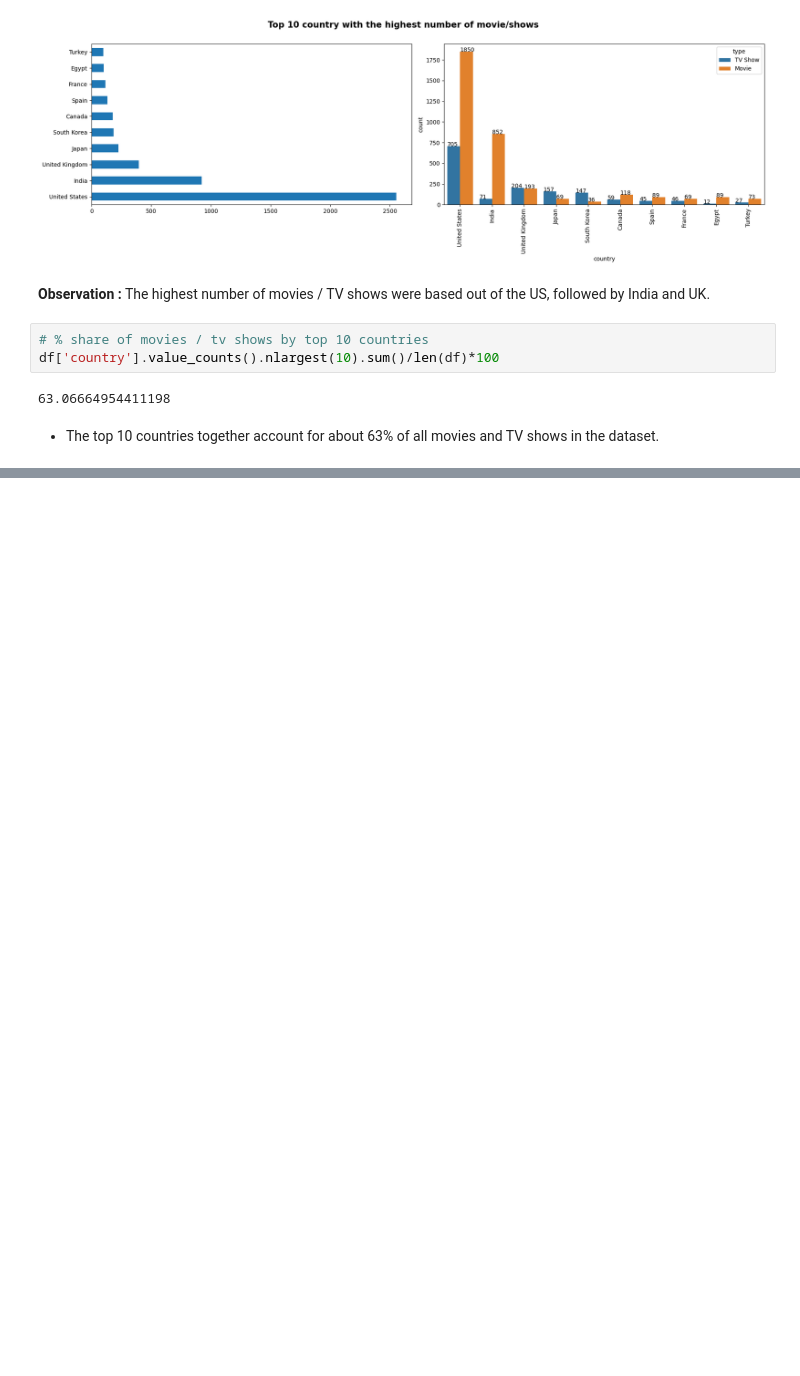
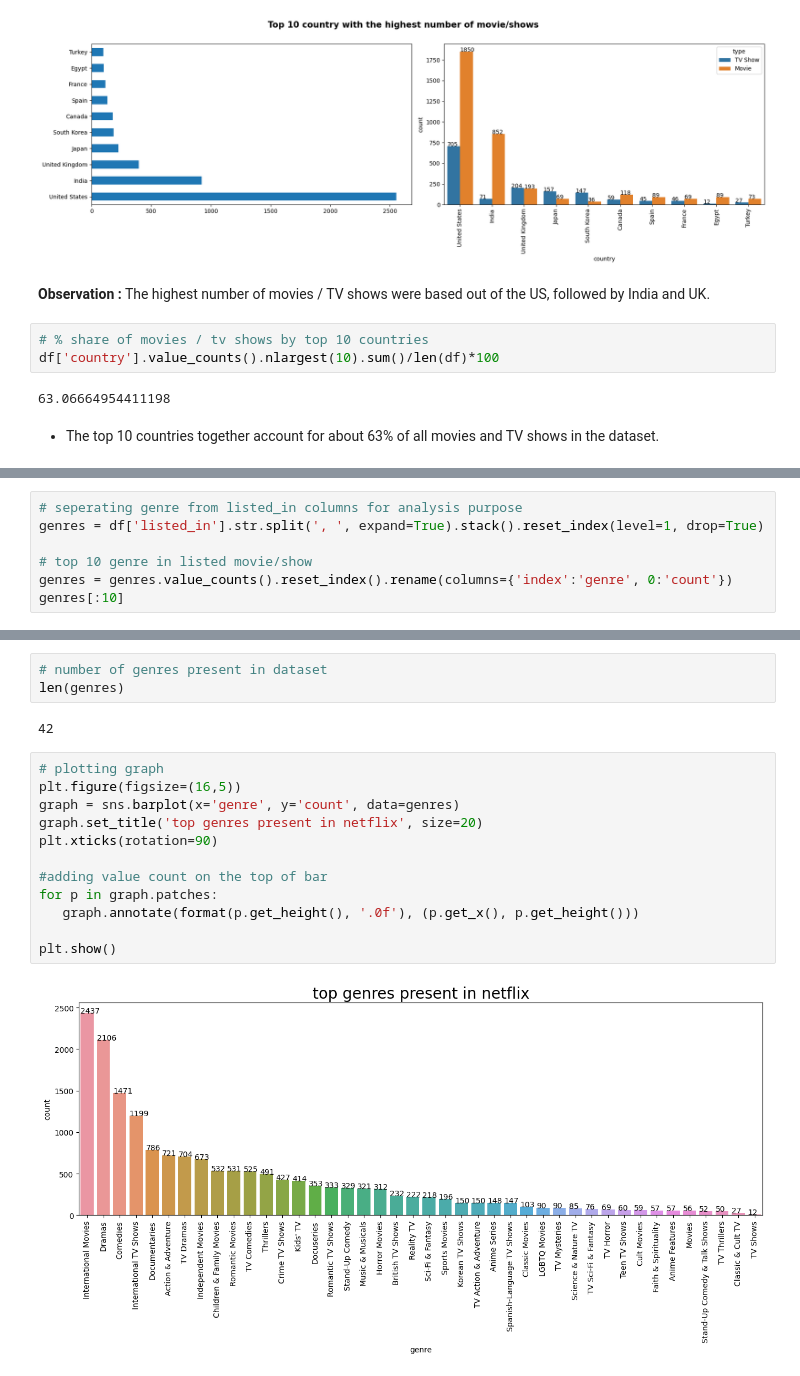
Before and after one commit to atulchune/Netflix_Movie_and_TV_Shows_Clustering, a Jupyter notebook: Netflix_Movie_and_TV_Shows_Clustering.ipynb, the cells around one changed output, grey strips where cells are left out. Cells and saved outputs as stored; diff of their text form; blank space fills up the shorter version.

```diff
--- a/Netflix_Movie_and_TV_Shows_Clustering.ipynb
+++ b/Netflix_Movie_and_TV_Shows_Clustering.ipynb
@@ -471,0 +537,7 @@ df['country'].value_counts().nlargest(10).sum()/len(df)*100
+# %%
+# seperating genre from listed_in columns for analysis purpose
+genres = df['listed_in'].str.split(', ', expand=True).stack().reset_index(level=1, drop=True)
+
+# top 10 genre in listed movie/show
+genres = genres.value_counts().reset_index().rename(columns={'index':'genre', 0:'count'})
+genres[:10]
@@ -471,0 +556,19 @@ df['country'].value_counts().nlargest(10).sum()/len(df)*100
+# %%
+# number of genres present in dataset
+len(genres)
+# %% [output]
+42
+# %%
+# plotting graph
+plt.figure(figsize=(16,5))
+graph = sns.barplot(x='genre', y='count', data=genres)
+graph.set_title('top genres present in netflix', size=20)
+plt.xticks(rotation=90)
+
+#adding value count on the top of bar
+for p in graph.patches:
+   graph.annotate(format(p.get_height(), '.0f'), (p.get_x(), p.get_height()))
+
+plt.show()
+# %% [output]
+[figure, added]
```
Also changed, not shown: parts of 15 cells of this notebook.
